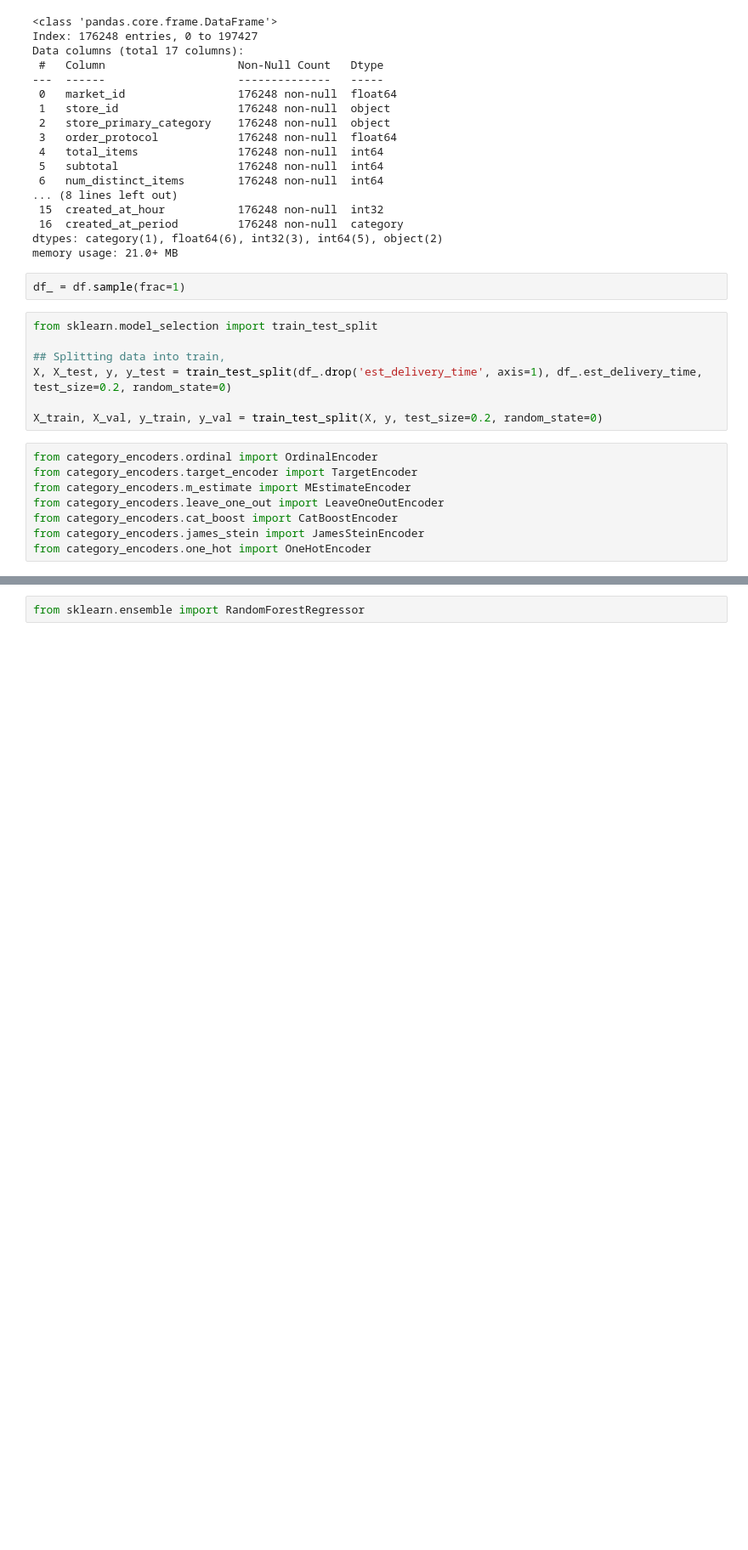
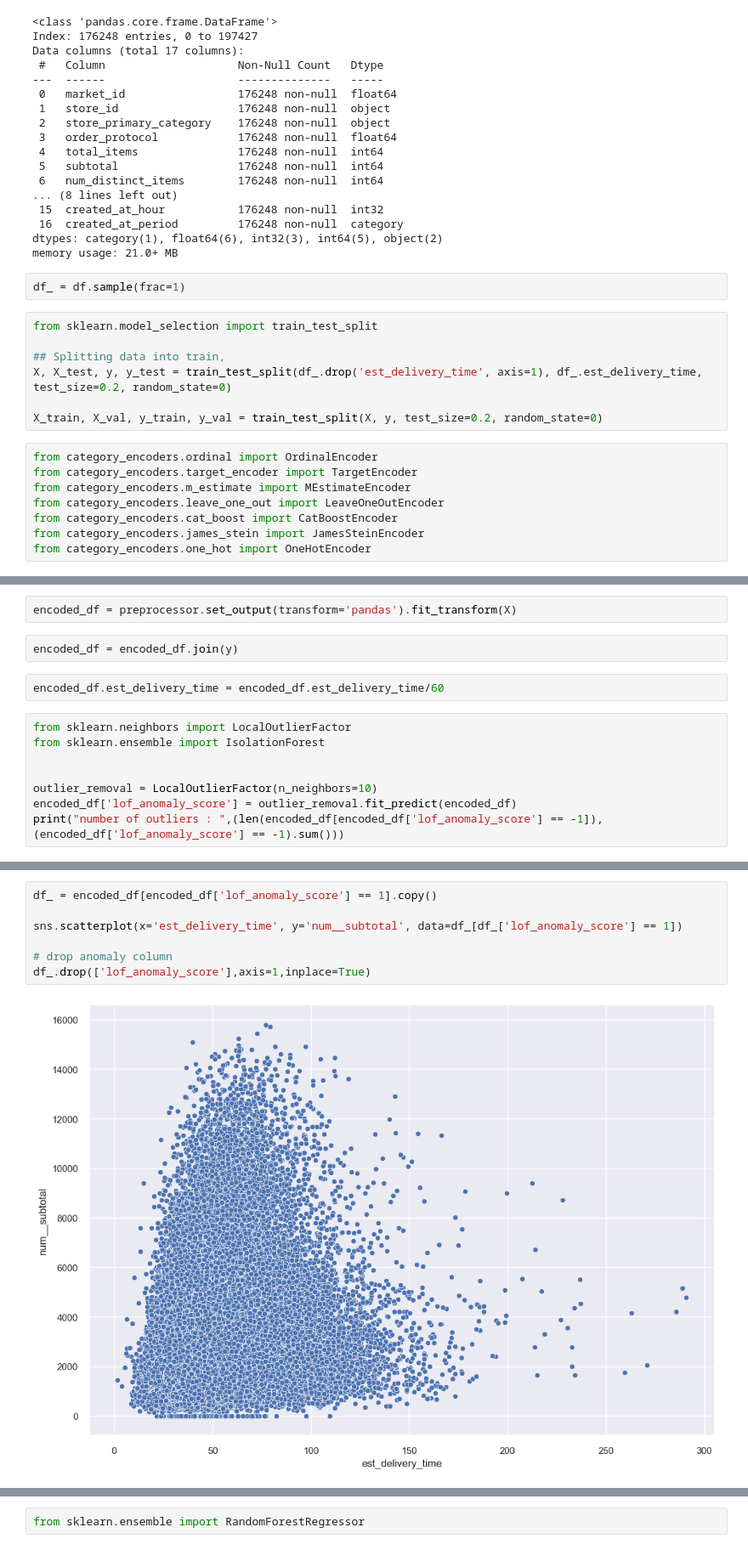
Before and after one commit to krashu/DSML, a Jupyter notebook: Projects/porter_nn.ipynb, the cells around one changed output, grey strips where cells are left out. Shown at 85% size. Saved outputs shown, nothing was run; the diff lists cells and outputs as text; blank space fills up the shorter version.

```diff
--- a/Projects/porter_nn.ipynb
+++ b/Projects/porter_nn.ipynb
@@ -933,0 +751,14 @@ memory usage: 20.3+ MB
+# %%
+encoded_df = preprocessor.set_output(transform='pandas').fit_transform(X)
+# %%
+encoded_df = encoded_df.join(y)
+# %%
+encoded_df.est_delivery_time = encoded_df.est_delivery_time/60
+# %%
+from sklearn.neighbors import LocalOutlierFactor
+from sklearn.ensemble import IsolationForest
+
+
+outlier_removal = LocalOutlierFactor(n_neighbors=10)
+encoded_df['lof_anomaly_score'] = outlier_removal.fit_predict(encoded_df)
+print("number of outliers : ",(len(encoded_df[encoded_df['lof_anomaly_score'] == -1]), (encoded_df['lof_anomaly_score'] == -1).sum()))
@@ -933,0 +783,9 @@ memory usage: 20.3+ MB
+# %%
+df_ = encoded_df[encoded_df['lof_anomaly_score'] == 1].copy()
+
+sns.scatterplot(x='est_delivery_time', y='num__subtotal', data=df_[df_['lof_anomaly_score'] == 1])
+
+# drop anomaly column
+df_.drop(['lof_anomaly_score'],axis=1,inplace=True)
+# %% [output]
+[figure, added]
```
Also changed, not shown: parts of 87 cells of this notebook.
